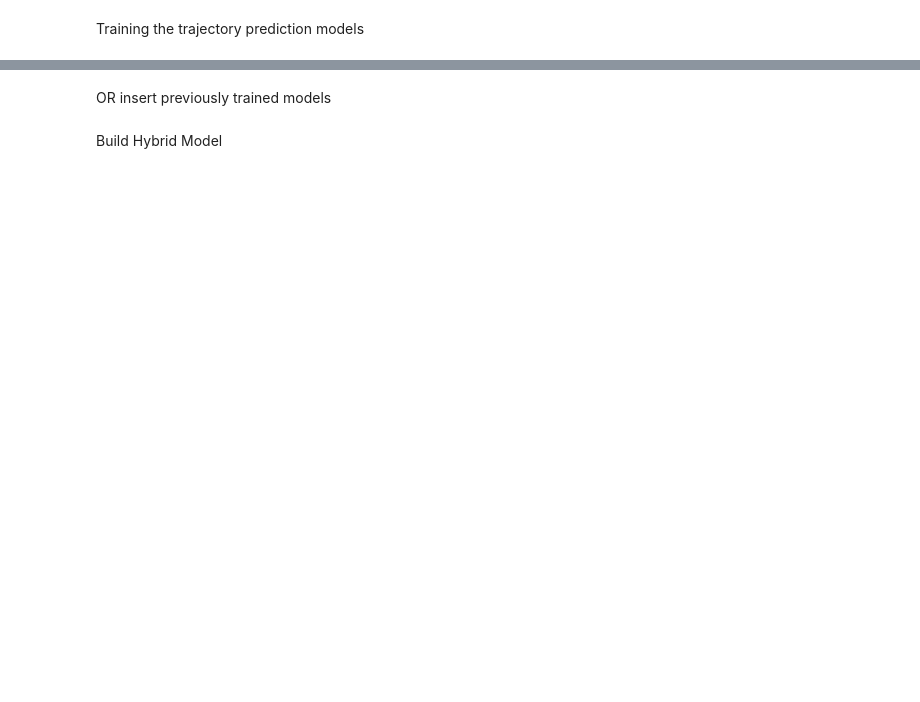
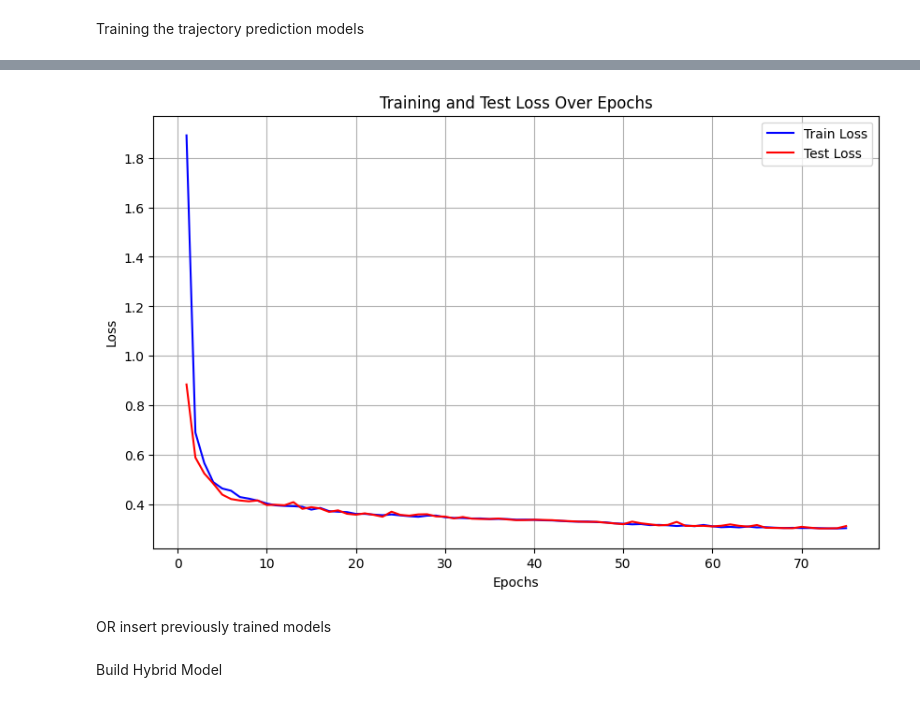
Before and after one commit to varinik/Autonomous.UAV-Mounted.Air.Filtration.using.Artificial.Intelligence.Models, a Jupyter notebook: all_code.ipynb, the cells around one changed output, grey strips where cells are left out. Cells and saved outputs as stored; diff of their text form; code cells hidden in the pictures; blank space fills up the shorter version.

```diff
--- a/all_code.ipynb
+++ b/all_code.ipynb
@@ -354,7 +424,7 @@ tr_dl = torch.utils.data.DataLoader(train_dataset, batch_size=batch_size, shuffl
 test_dl = torch.utils.data.DataLoader(test_dataset, batch_size=batch_size, shuffle=False, num_workers=0)
 
 # Optimizer & Loss Function
-optimizer = Adam(lstm.parameters(), lr=0.001)
+optimizer = Adam(lstm.parameters(), lr=0.0001)
 criterion = nn.L1Loss()
 
 # TensorBoard Logger
@@ -367,7 +437,7 @@ train_losses = []
 test_losses = []
 
 # Training Loop
-max_epoch = 50  # Set number of epochs
+max_epoch = 75  # Set number of epochs
 for epoch in range(max_epoch):
   lstm.train()
   epoch_loss = 0
@@ -422,14 +492,20 @@ for epoch in range(max_epoch):
   # Log the test loss to TensorBoard
   log.add_scalar('Loss/test', avg_test_loss, epoch + 1)
 
-# # Plot the training and test losses
-# plt.figure(figsize=(10, 6))
-# plt.plot(range(1, max_epoch + 1), train_losses, label='Train Loss', color='blue')
-# plt.plot(range(1, max_epoch + 1), test_losses, label='Test Loss', color='red')
-# plt.xlabel('Epochs')
-# plt.ylabel('Loss')
-# plt.title('Training and Test Loss Over Epochs')
-# plt.legend()
-# plt.grid(True)
-# plt.savefig('loss_plot.png')  # Save the plot to a file
-# plt.show()  # Display the plot
+# Plot the training and test losses
+plt.figure(figsize=(10, 6))
+plt.plot(range(1, max_epoch + 1), train_losses, label='Train Loss', color='blue')
+plt.plot(range(1, max_epoch + 1), test_losses, label='Test Loss', color='red')
+plt.xlabel('Epochs')
+plt.ylabel('Loss')
+plt.title('Training and Test Loss Over Epochs')
+plt.legend()
+plt.grid(True)
+plt.savefig('loss_plot.png')  # Save the plot to a file
+plt.show()  # Display the plot
+
+import torch
+PATH = "pre-trained_models/trajectory_lstm.pth"
+# Save the state_dict
+torch.save(lstm.state_dict(), PATH)
+# %% [output]
@@ -436,3 +529,4 @@ for epoch in range(max_epoch):
+[figure, added]
 # %% [markdown]
 OR insert previously trained models
 # %%
```
Also changed, not shown: parts of 9 cells of this notebook, 23 other files.
